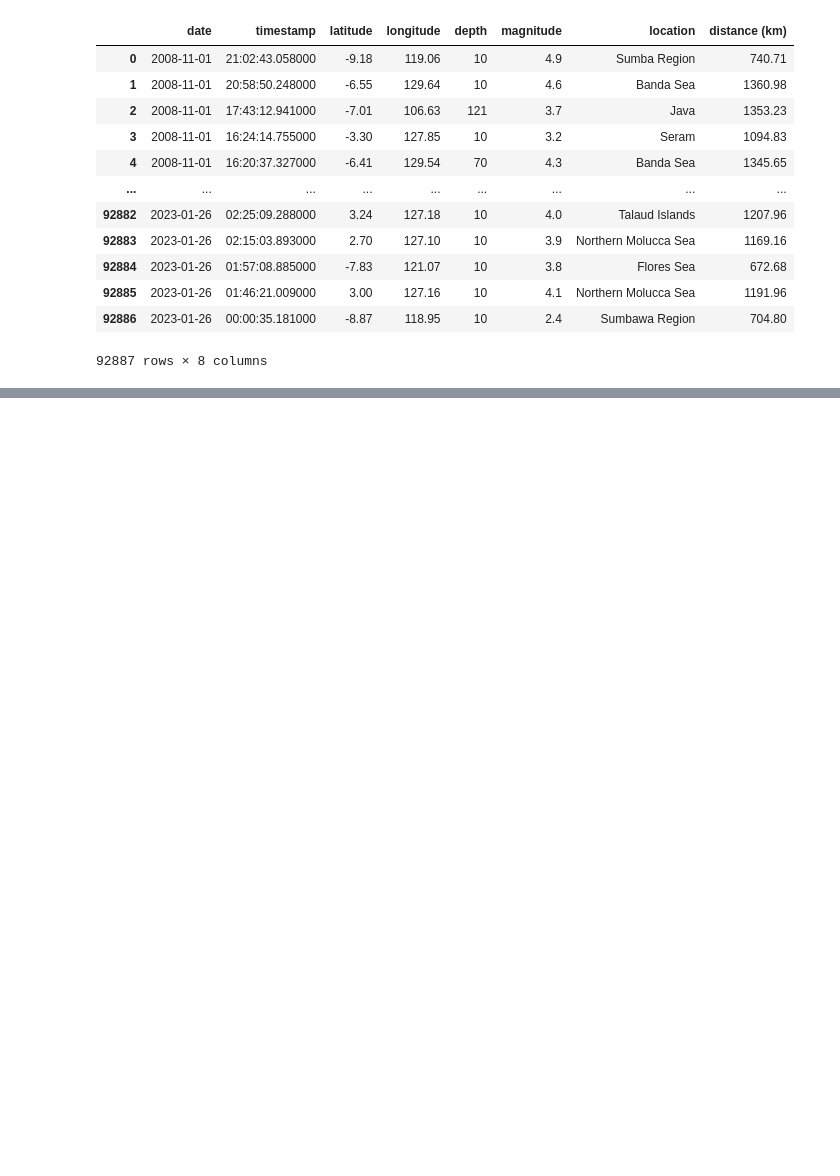
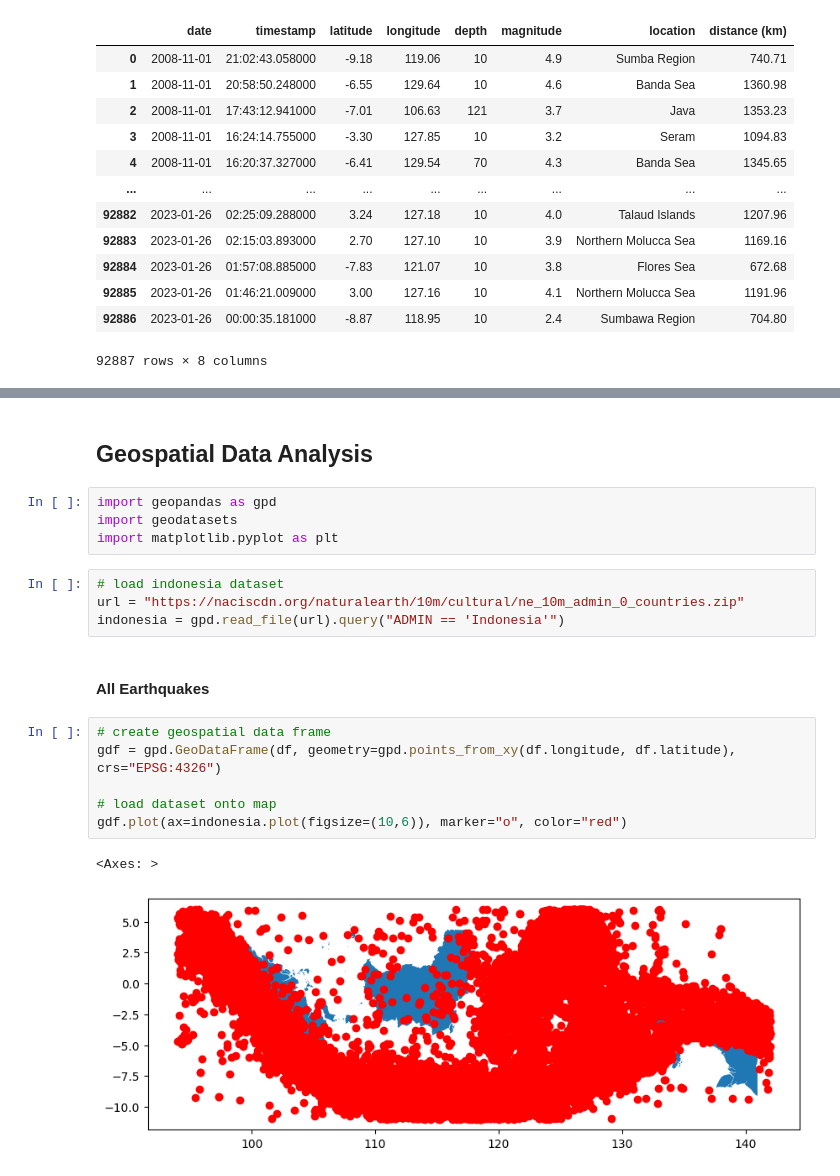
Before and after one commit to wrjodjana/indonesian-earthquakes, a Jupyter notebook: eda.ipynb, the cells around one changed output, grey strips where cells are left out. Cells and saved outputs as stored; diff of their text form; blank space fills up the shorter version.

Commit message:
testing with geopandas

```diff
--- a/eda.ipynb
+++ b/eda.ipynb
@@ -147,0 +156,21 @@ df_dist_sm = df_dist.nsmallest(1, columns=["distance (km)"])
+# %% [markdown]
+## Geospatial Data Analysis
+# %%
+import geopandas as gpd
+import geodatasets
+import matplotlib.pyplot as plt
+# %%
+# load indonesia dataset
+url = "https://naciscdn.org/naturalearth/10m/cultural/ne_10m_admin_0_countries.zip"
+indonesia = gpd.read_file(url).query("ADMIN == 'Indonesia'")
+# %% [markdown]
+#### All Earthquakes
+# %%
+# create geospatial data frame
+gdf = gpd.GeoDataFrame(df, geometry=gpd.points_from_xy(df.longitude, df.latitude), crs="EPSG:4326")
+
+# load dataset onto map
+gdf.plot(ax=indonesia.plot(figsize=(10,6)), marker="o", color="red")
+# %% [output]
+<Axes: >
+[figure, added]
```
Also changed, not shown: parts of 4 cells of this notebook.
